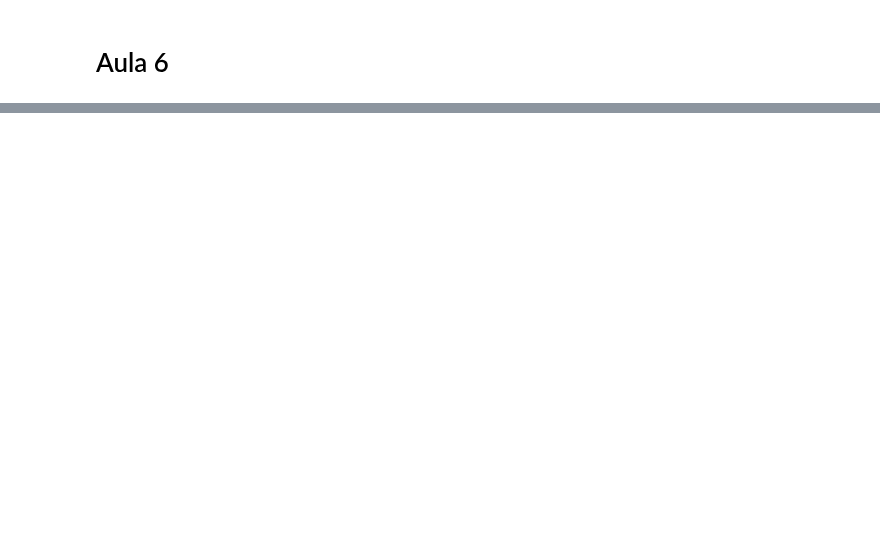
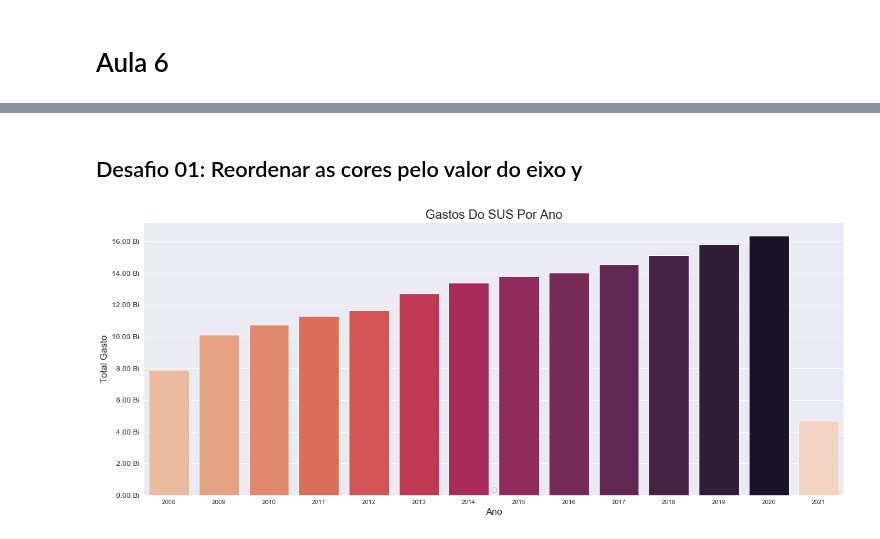
Before and after one commit to PedroHCAlmeida/Bootcamp_alura, a Jupyter notebook: Modulo_2/aulas/Aula6.ipynb, the cells around one changed output, grey strips where cells are left out. Drawn from its saved outputs; the diff is of its cells as text; code cells hidden in the pictures; blank space fills up the shorter version.

```diff
--- a/Modulo_2/aulas/Aula6.ipynb
+++ b/Modulo_2/aulas/Aula6.ipynb
@@ -7 +8,8 @@ import matplotlib.pyplot as plt
+# %%
+@ticker.FuncFormatter
+def billion_formatter(x, pos):
+    '''
+    Formata os dados para cada Milhão e mostra duas casas decimais depois da vírgula
+    '''
+    return "%.2f Bi" % (x/1E9)
 # %%
@@ -24,2 +32,3 @@ mensal
 # %%
-por_ano = mensal.groupby('ano')
+por_ano = mensal.groupby('ano').agg({'gasto':'sum'})
+por_ano
@@ -25,0 +52,24 @@ por_ano = mensal.groupby('ano')
+# %% [markdown]
+## Desafio 01: Reordenar as cores pelo valor do eixo y
+# %%
+#Mudando o estilo de fundo
+sns.set_style('darkgrid')
+
+#Criando figura e eixos
+fig, ax = plt.subplots(figsize=(20,8), sharex=True)
+
+#Criando o gráfico
+sns.barplot(data=por_ano, x=por_ano.index, y='gasto', hue='gasto', dodge=False, palette=sns.color_palette('rocket_r',14))
+
+#Plotando as legendas e mudando o tamanho das fontes
+plt.title('Gastos Do SUS Por Ano', fontsize=20)
+plt.xlabel('Ano', fontsize=15)
+plt.ylabel('Total Gasto', fontsize=15)
+plt.yticks(fontsize=12)
+ax.yaxis.set_major_formatter(billion_formatter)
+plt.legend('')
+
+#Mostrando o gráfico
+plt.show()
+# %% [output]
+[figure, added]
```
Also changed, not shown: parts of 3 cells of this notebook.
